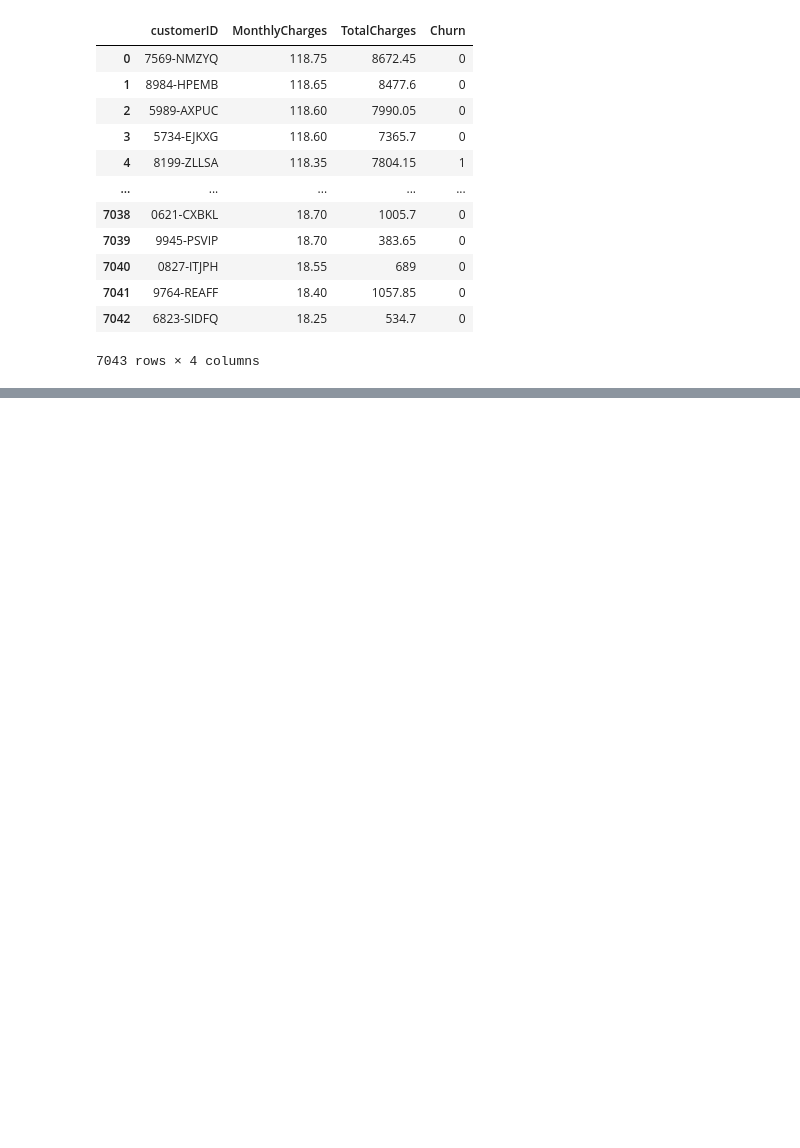
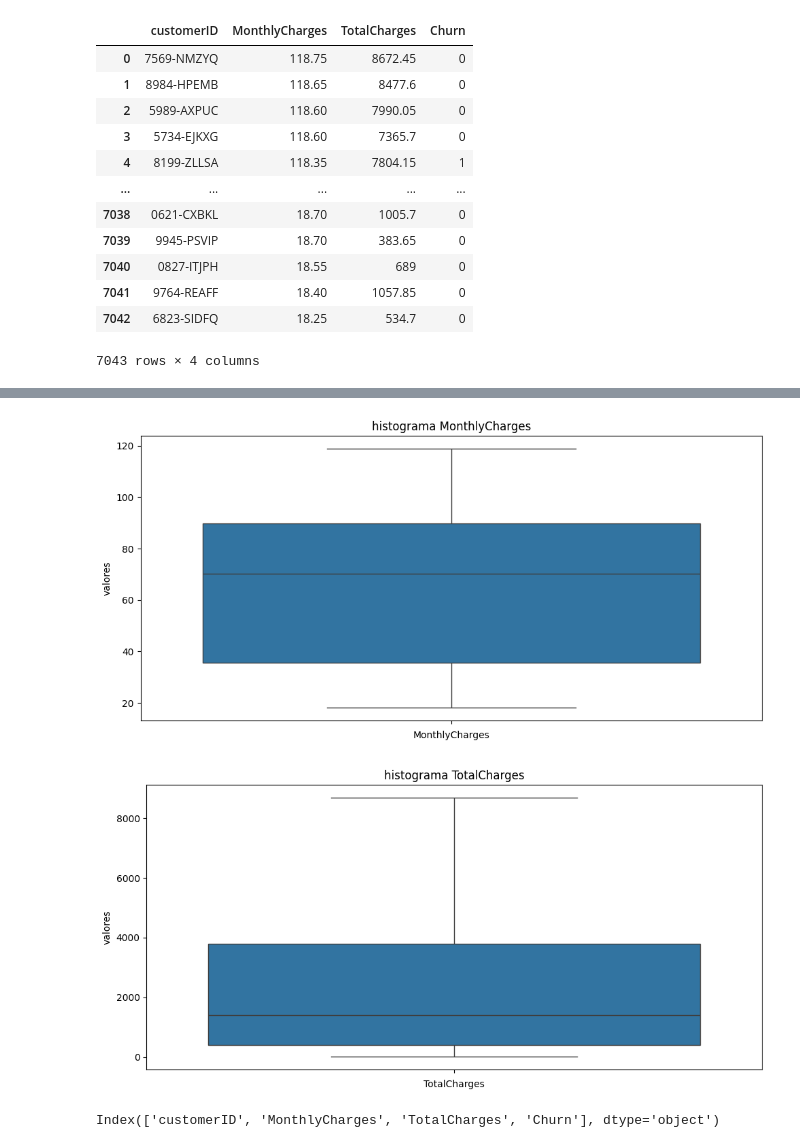
Before and after one commit to WesleySouza13/Analise-em-Churn, a Jupyter notebook: notebooks/ChargesEda.ipynb, the cells around one changed output, grey strips where cells are left out. Saved outputs shown, nothing was run; the diff lists cells and outputs as text; code cells hidden in the pictures; blank space fills up the shorter version.

```diff
--- a/notebooks/ChargesEda.ipynb
+++ b/notebooks/ChargesEda.ipynb
@@ -35,0 +64,17 @@ nao há valores nulos em: Churn
+# %%
+# grafico de caixa
+for box in col:
+    plt.figure(figsize=(10,5))
+    plt.title(f'histograma {box}')
+    sns.boxplot(data=df[box])
+    plt.xlabel(f'{box}')
+    plt.ylabel('valores')
+    plt.tight_layout()
+    plt.show()
+# %% [output]
+[figure, added]
+[figure, added]
+# %%
+df.columns
+# %% [output]
+Index(['customerID', 'MonthlyCharges', 'TotalCharges', 'Churn'], dtype='object')
```
Also changed, not shown: parts of 7 cells of this notebook, 2 other files.
